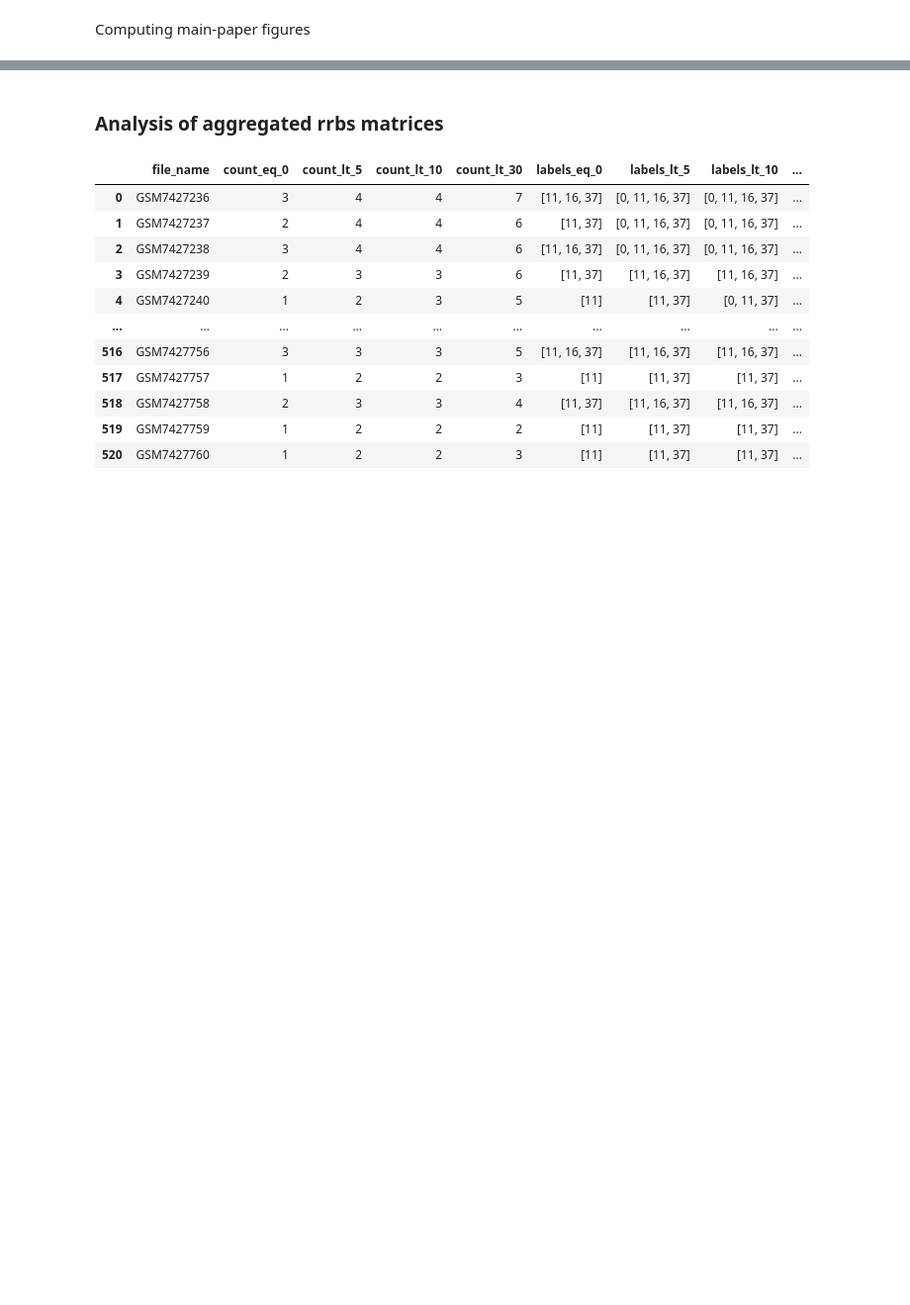
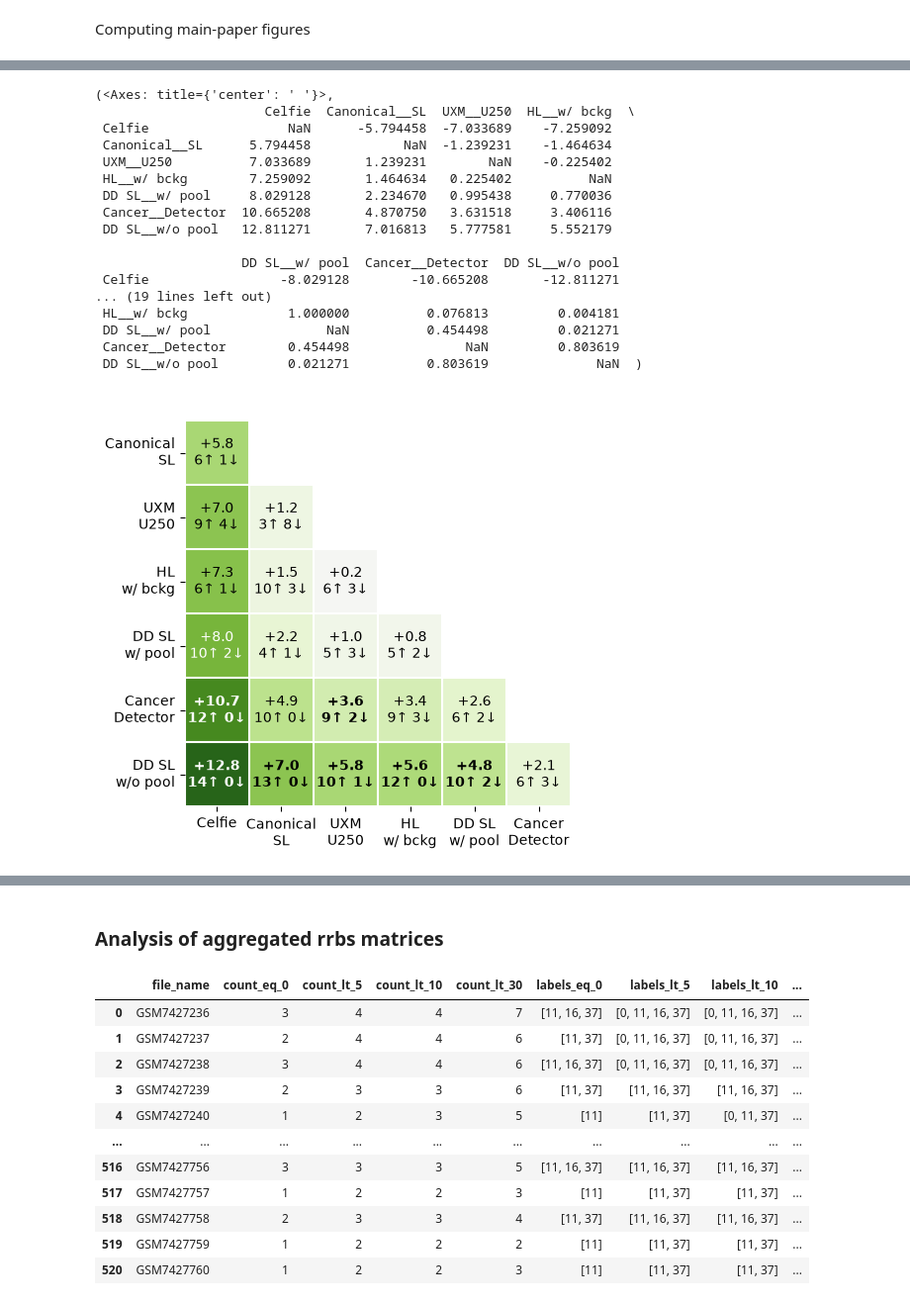
Before and after one commit to CompEpigen/syto, a Jupyter notebook: EDA/cfsort_results_analysis.ipynb, the cells around one changed output, grey strips where cells are left out. Shown at 99% size. Cells and saved outputs as stored; diff of their text form; code cells hidden in the pictures; blank space fills up the shorter version.

```diff
--- a/EDA/cfsort_results_analysis.ipynb
+++ b/EDA/cfsort_results_analysis.ipynb
@@ -2020,0 +2541,46 @@ plot_deconvolution_heatmap(main_tsc_forcd_aggregated)
+# %%
+pairwise_difference_heatmap(
+    main_tsc_forcd,
+    [
+        "Celfie",
+        "Canonical__SL",
+        "UXM__U250",
+        "HL__w/ bckg",
+        "DD SL__w/ pool",
+        "Cancer__Detector",
+        "DD SL__w/o pool",
+    ],
+    test="wilcoxon",
+    title=" ",
+    cmap="PiYG",
+    save_path="main_rrbs_pvalues_numbers.pdf",
+    figsize=(5, 5),
+    label_sep="__",
+    pvalue_decimals=3,
+    # group_col= "Biosample term name",
+    # correction="fdr_bh",
+    diff_decimals=1,
+    cell_fontsize=10,
+    annotation_format="tissue_counts",
+    group_col= 'Biosample term name',
+    display_legend=False,
+)
+# %% [output]
+(<Axes: title={'center': ' '}>,
+                      Celfie  Canonical__SL  UXM__U250  HL__w/ bckg  \
+ Celfie                  NaN      -5.794458  -7.033689    -7.259092
+ Canonical__SL      5.794458            NaN  -1.239231    -1.464634
+ UXM__U250          7.033689       1.239231        NaN    -0.225402
+ HL__w/ bckg        7.259092       1.464634   0.225402          NaN
+ DD SL__w/ pool     8.029128       2.234670   0.995438     0.770036
+ Cancer__Detector  10.665208       4.870750   3.631518     3.406116
+ DD SL__w/o pool   12.811271       7.016813   5.777581     5.552179
+
+                   DD SL__w/ pool  Cancer__Detector  DD SL__w/o pool
+ Celfie                 -8.029128        -10.665208       -12.811271
+... (19 lines left out)
+ HL__w/ bckg             1.000000          0.076813         0.004181
+ DD SL__w/ pool               NaN          0.454498         0.021271
+ Cancer__Detector        0.454498               NaN         0.803619
+ DD SL__w/o pool         0.021271          0.803619              NaN  )
+[figure, added]
```
Also changed, not shown: parts of 52 cells of this notebook, 41 other files.
